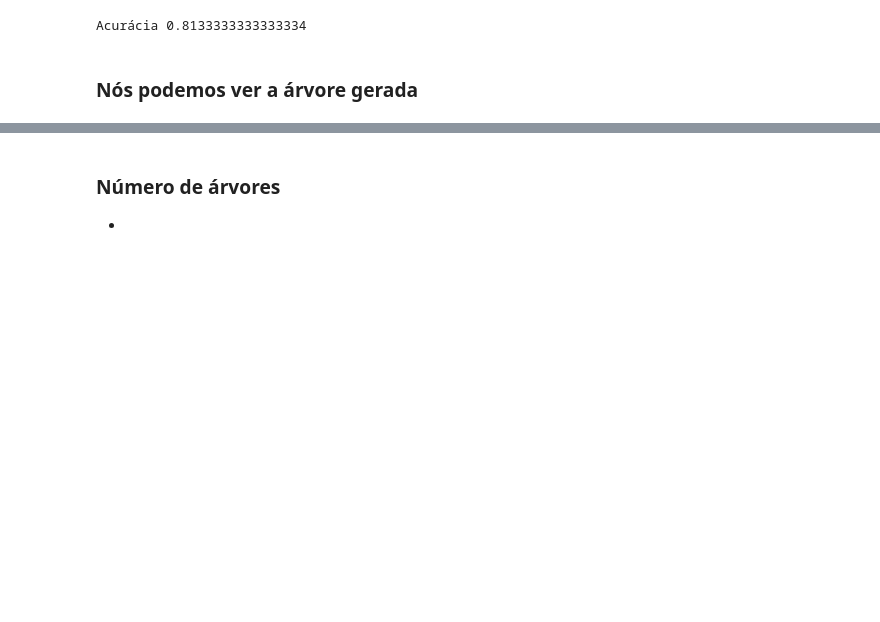
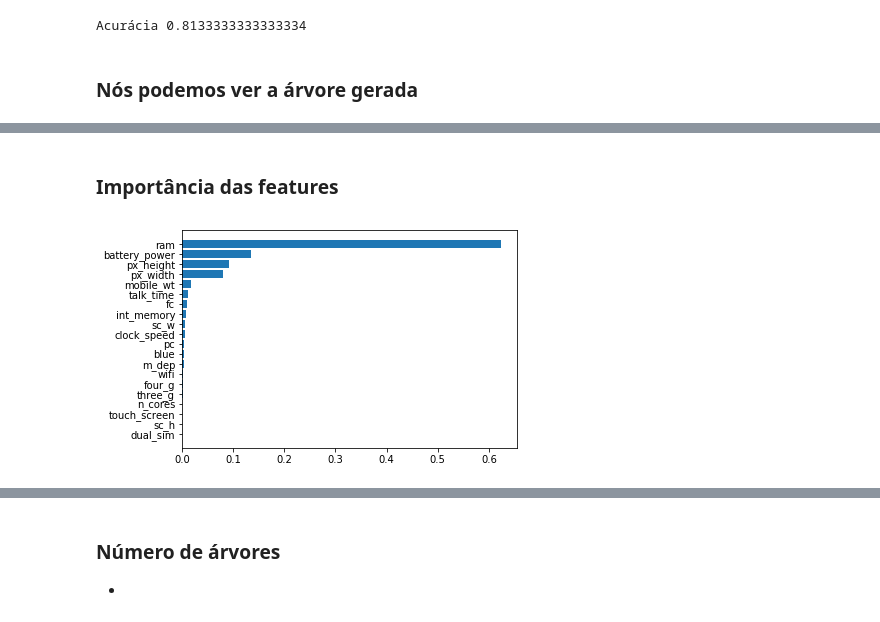
Before and after one commit to judaikawa/AI-Movile-Next, a Jupyter notebook: Aula 1/Aula 1 - Classificação.ipynb, the cells around one changed output, grey strips where cells are left out. Saved outputs shown, nothing was run; the diff lists cells and outputs as text; code cells hidden in the pictures; blank space fills up the shorter version.

```diff
--- a/Aula 1/Aula 1 - Classificação.ipynb
+++ b/Aula 1/Aula 1 - Classificação.ipynb
@@ -254,2 +256,22 @@ gvz_graph
 # %% [output]
 [drawing not drawn]
+# %% [markdown]
+### Importância das features
+# %%
+import numpy as np
+import matplotlib.pyplot as plt
+
+D = dict(zip(df.columns[:-1],clf.feature_importances_))
+
+# Sorting
+D_sort = sorted(D.items(), key=lambda x: x[1])
+
+keys = [i[0] for i in D_sort]
+values = [i[1] for i in D_sort]
+
+plt.barh(range(len(D)), list(values), align='center')
+plt.yticks(range(len(D)), list(keys))
+
+plt.show()
+# %% [output]
+[figure, added]
```
Also changed, not shown: parts of 25 cells of this notebook.
